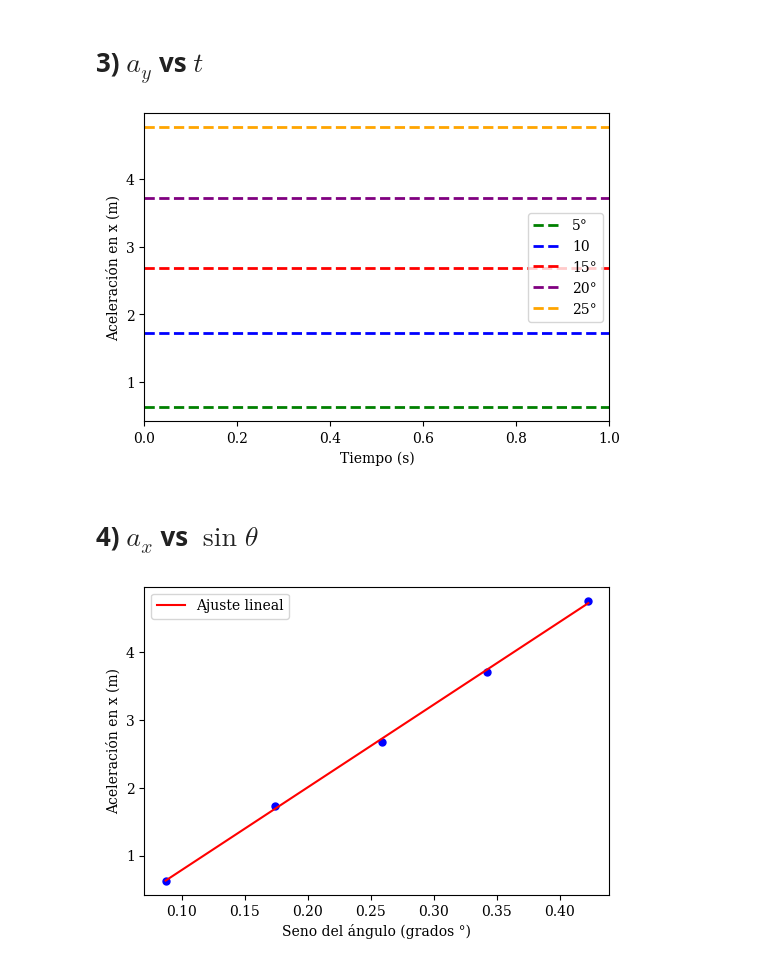
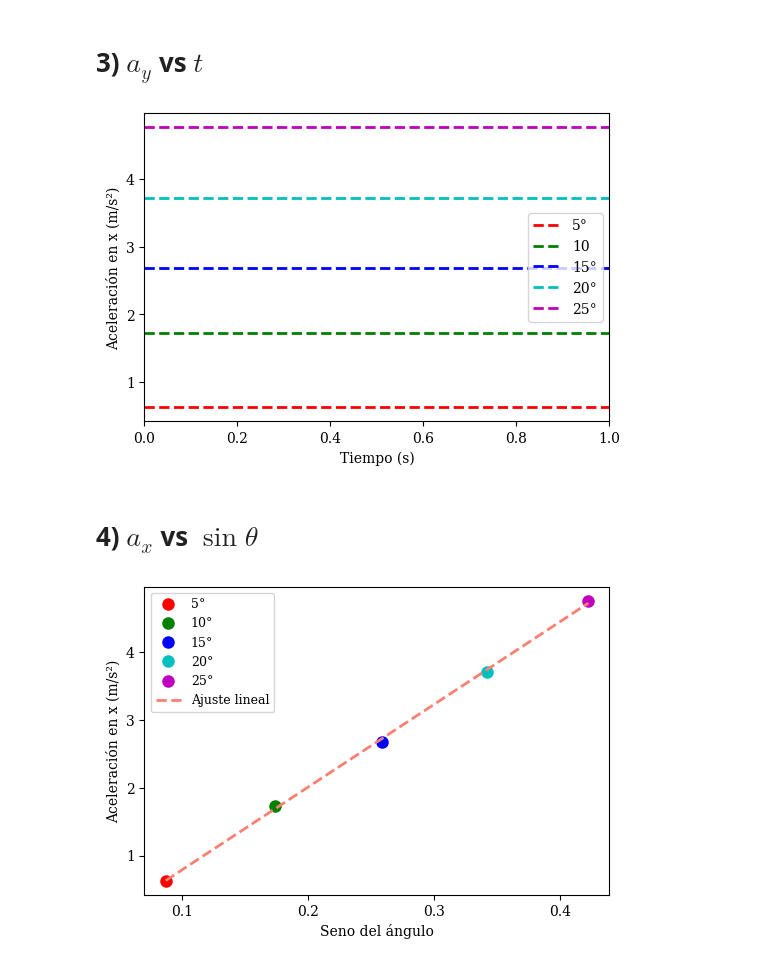
Before and after one commit to renzohillmann/Python, a Jupyter notebook: carrito.ipynb, the cells around one changed output. Cells and saved outputs as stored; diff of their text form; code cells hidden in the pictures.

```diff
--- a/carrito.ipynb
+++ b/carrito.ipynb
@@ -12,3 +15,17 @@ def linear(x, m, b):
+# %%
+# define function to clean up data
+
+# Clean data by removing NaN and Inf values
+def clean_data(x, y):
+    # Convert to numpy arrays if they're not already
+    x_np = np.array(x)
+    y_np = np.array(y)
+
+    # Create mask for valid values (not NaN or Inf)
+    mask = ~np.isnan(x_np) & ~np.isnan(y_np) & ~np.isinf(x_np) & ~np.isinf(y_np)
+
+    # Apply mask
+    return x_np[mask], y_np[mask]
 # %%
 # Load data from the Excel file
 
@@ -181,61 +226,62 @@ plt.show()
 # Adapt column names if different
 t_5grados = df_5grados['t']
 ax_5grados = df_5grados['ax']
+t_5grados, ax_5grados = clean_data(t_5grados, ax_5grados)
 ax_5_average = ax_5grados.mean()
 
 t_10grados = df_10grados['t']
 ax_10grados = df_10grados['ax']
+t_10grados, ax_10grados = clean_data(t_10grados, ax_10grados)
 ax_10_average = ax_10grados.mean()
 
 t_15grados = df_15grados['t']
 ax_15grados = df_15grados['ax']
+t_15grados, ax_15grados = clean_data(t_15grados, ax_15grados)
 ax_15_average = ax_15grados.mean()
 
 t_20grados = df_20grados['t']
 ax_20grados = df_20grados['ax']
+t_20grados, ax_20grados = clean_data(t_20grados, ax_20grados)
 ax_20_average = ax_20grados.mean()
 
 t_25grados = df_25grados['t']
 ax_25grados = df_25grados['ax']
+t_25grados, ax_25grados = clean_data(t_25grados, ax_25grados)
 ax_25_average = ax_25grados.mean()
 
-#define the function for the regression curve
-
-# popt, pcov = opt.curve_fit(parabola, x_balon, y_balon)
-# print("Parabola coefficients for balon:", popt)
 
 plt.rcParams["font.family"] = "serif"
 plt.rcParams["mathtext.fontset"] = "dejavuserif"
 #plt.rcParams["font.size"] = 12
 # Add the new set of points to the existing plot
 # plt.plot(t_5grados, ax_5grados, marker='o', markersize=2 , linestyle='None', color='r', label='5°')
 # plt.plot(t_10grados, ax_10grados, marker='o', markersize=2 , linestyle='None', color='g', label='10°')
 # plt.plot(t_15grados, ax_15grados, marker='o', markersize=2 , linestyle='None', color='b', label='15°')
 # plt.plot(t_20grados, ax_20grados, marker='o', markersize=2 , linestyle='None', color='c', label='20°')
 # plt.plot(t_25grados, ax_25grados, marker='o', markersize=2 , linestyle='None', color='m', label='25°')
 
 
-plt.axhline(y=ax_5_average, color='green', linestyle='dashed', linewidth=2, label='5°')
-plt.axhline(y=ax_10_average, color='blue', linestyle='dashed', linewidth=2, label='10')
-plt.axhline(y=ax_15_average, color='red', linestyle='dashed', linewidth=2, label='15°')
-plt.axhline(y=ax_20_average, color='purple', linestyle='dashed', linewidth=2, label='20°')
-plt.axhline(y=ax_25_average, color='orange', linestyle='dashed', linewidth=2, label='25°')
+plt.axhline(y=ax_5_average, color='r', linestyle='dashed', linewidth=2, label='5°')
+plt.axhline(y=ax_10_average, color='g', linestyle='dashed', linewidth=2, label='10')
+plt.axhline(y=ax_15_average, color='b', linestyle='dashed', linewidth=2, label='15°')
+plt.axhline(y=ax_20_average, color='c', linestyle='dashed', linewidth=2, label='20°')
+plt.axhline(y=ax_25_average, color='m', linestyle='dashed', linewidth=2, label='25°')
 
 
 # Add labels, title, legend (if needed)
 plt.xlabel("Tiempo (s)")
-plt.ylabel("Aceleración en x (m)")
+plt.ylabel("Aceleración en x (m/s²)")
 #plt.title("Plot with Data from Two Sources")
 plt.legend()  # Show the legend
 
 
 # image size
 plt.gcf().set_size_inches(6, 4)
-plt.savefig("y-vs-x.png", dpi=300, bbox_inches="tight")
+plt.savefig("ax-vs-t.png", dpi=300, bbox_inches="tight")
 # Display the plot
 plt.show()
 # %% [output]
-[figure, old version]
+[figure, new version]
 # %% [markdown]
 # 4) $a_x$ vs $\sin\theta$
 # %%
@@ -248,25 +294,35 @@ popt, pcov = opt.curve_fit(linear, sin, ax_averages)
 x_fit = np.linspace(min(sin), max(sin), 100)
 y_fit = linear(x_fit, *popt)
 
+xticks_positions = [0.1, 0.2, 0.3, 0.4, 0.5]
+xticks_labels = ['0.1', '0.2', '0.3', '0.4', '0.5']
 
-plt.plot(sin, ax_averages, marker='o', markersize=5 , linestyle='None', color='b')
-plt.plot(x_fit, y_fit, color='red', label='Ajuste lineal')
+plt.xticks(xticks_positions, xticks_labels)
+
+
+plt.plot(sin[0], ax_averages[0], marker='o', markersize=8 , linestyle='None', color='r', label='5°')
+plt.plot(sin[1], ax_averages[1], marker='o', markersize=8 , linestyle='None', color='g', label='10°')
+plt.plot(sin[2], ax_averages[2], marker='o', markersize=8 , linestyle='None', color='b', label='15°')
+plt.plot(sin[3], ax_averages[3], marker='o', markersize=8 , linestyle='None', color='c', label='20°')
+plt.plot(sin[4], ax_averages[4], marker='o', markersize=8 , linestyle='None', color='m', label='25°')
+
+plt.plot(x_fit, y_fit, color='salmon', label='Ajuste lineal', linestyle='dashed', linewidth=2)
 
 
 # Add labels, title, legend (if needed)
-plt.xlabel("Seno del ángulo (grados °)")
-plt.ylabel("Aceleración en x (m)")
-#plt.title("Plot with Data from Two Sources")
-plt.legend()  # Show the legend
+plt.xlabel("Seno del ángulo")
+plt.ylabel("Aceleración en x (m/s²)")
+
+plt.legend(fontsize=9)  # Show the legend
 
 
 # image size
 plt.gcf().set_size_inches(6, 4)
-plt.savefig("y-vs-x.png", dpi=300, bbox_inches="tight")
+plt.savefig("a-vs-sintheta.png", dpi=300, bbox_inches="tight")
 # Display the plot
 plt.show()
 # %% [output]
-[figure, old version]
+[figure, new version]
 # %%
 print("Pendiente de la recta de ajuste:", popt[0])
 print("Ordenada al origen de la recta de ajuste:", popt[1])
```
Also changed, not shown: parts of 5 cells of this notebook.
